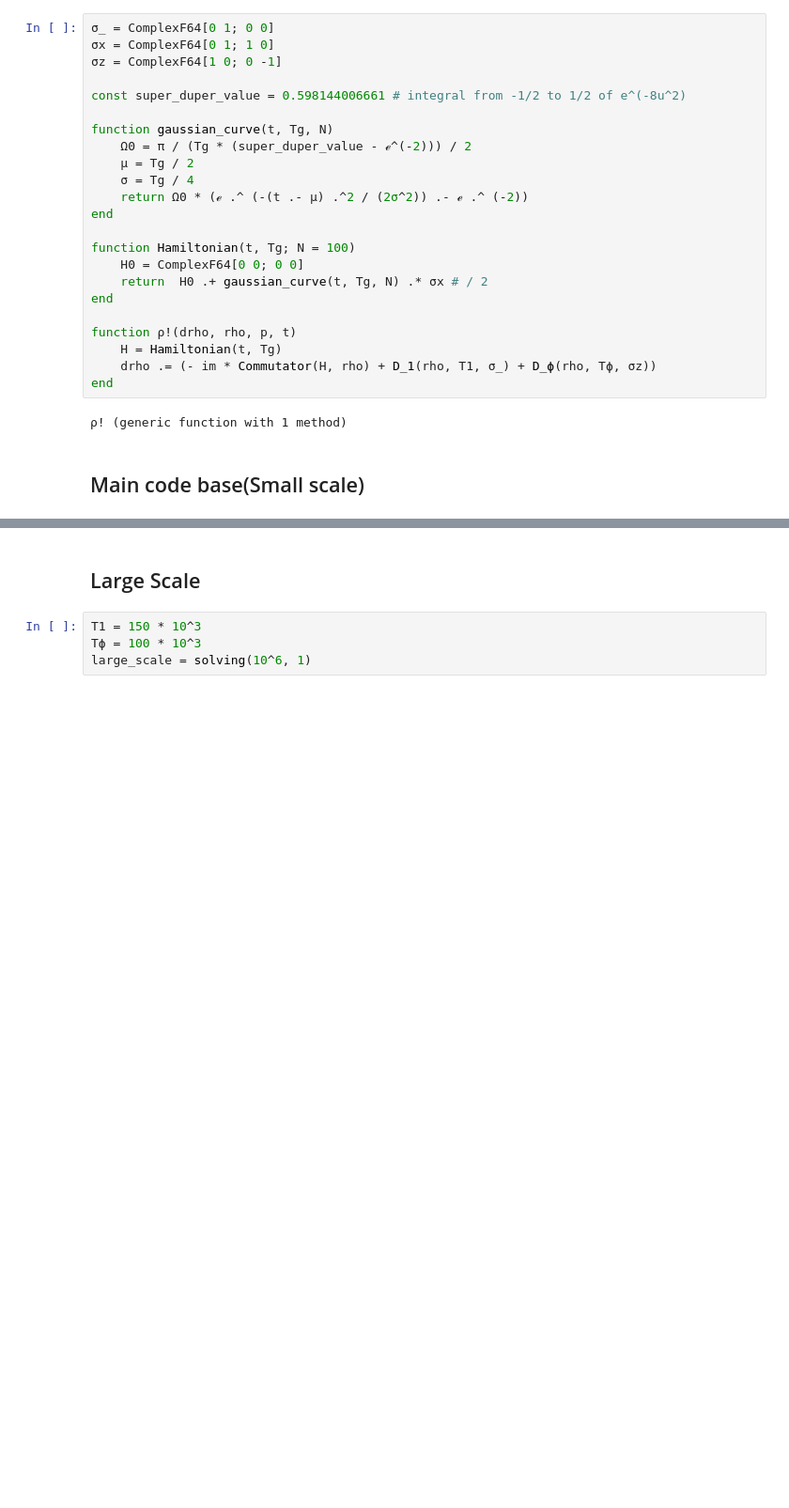
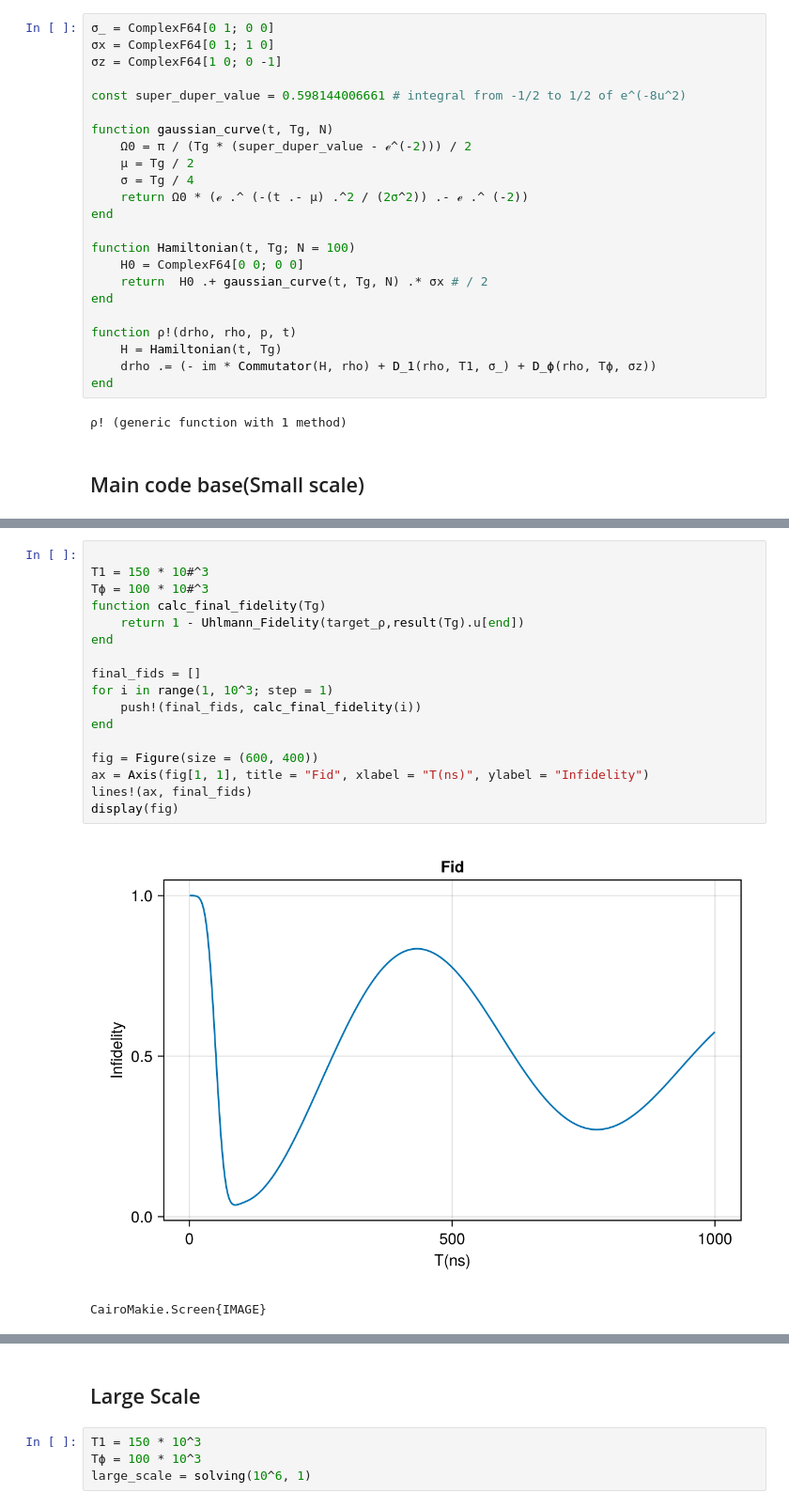
Before and after one commit to Ianborden/Quantum-APL, a Jupyter notebook: Final Project/Decoherence_v1.ipynb, the cells around one changed output, grey strips where cells are left out. Shown at 94% size. Saved outputs shown, nothing was run; the diff lists cells and outputs as text; blank space fills up the shorter version.

```diff
--- a/Final Project/Decoherence_v1.ipynb
+++ b/Final Project/Decoherence_v1.ipynb
@@ -117,0 +153,20 @@ target_ρ = target_state * target_state'
+# %%
+
+T1 = 150 * 10#^3
+Tϕ = 100 * 10#^3
+function calc_final_fidelity(Tg)
+    return 1 - Uhlmann_Fidelity(target_ρ,result(Tg).u[end])
+end
+
+final_fids = []
+for i in range(1, 10^3; step = 1)
+    push!(final_fids, calc_final_fidelity(i))
+end
+
+fig = Figure(size = (600, 400))
+ax = Axis(fig[1, 1], title = "Fid", xlabel = "T(ns)", ylabel = "Infidelity")
+lines!(ax, final_fids)
+display(fig)
+# %% [output]
+[figure, added]
+CairoMakie.Screen{IMAGE}
```
Also changed, not shown: parts of 10 cells of this notebook, 2 other files.
